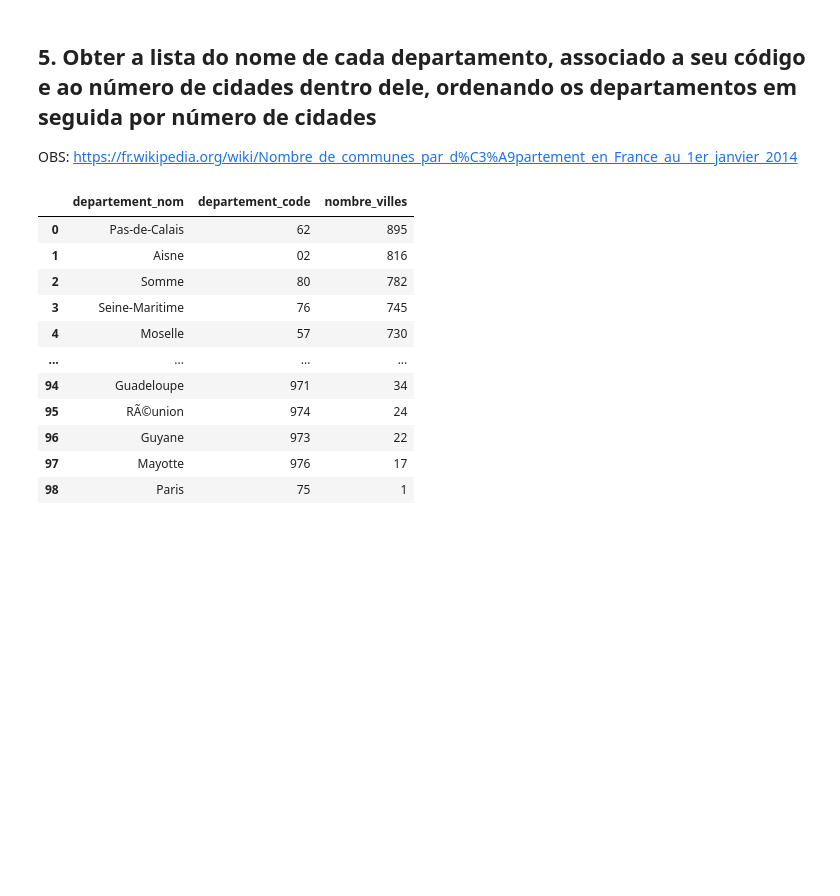
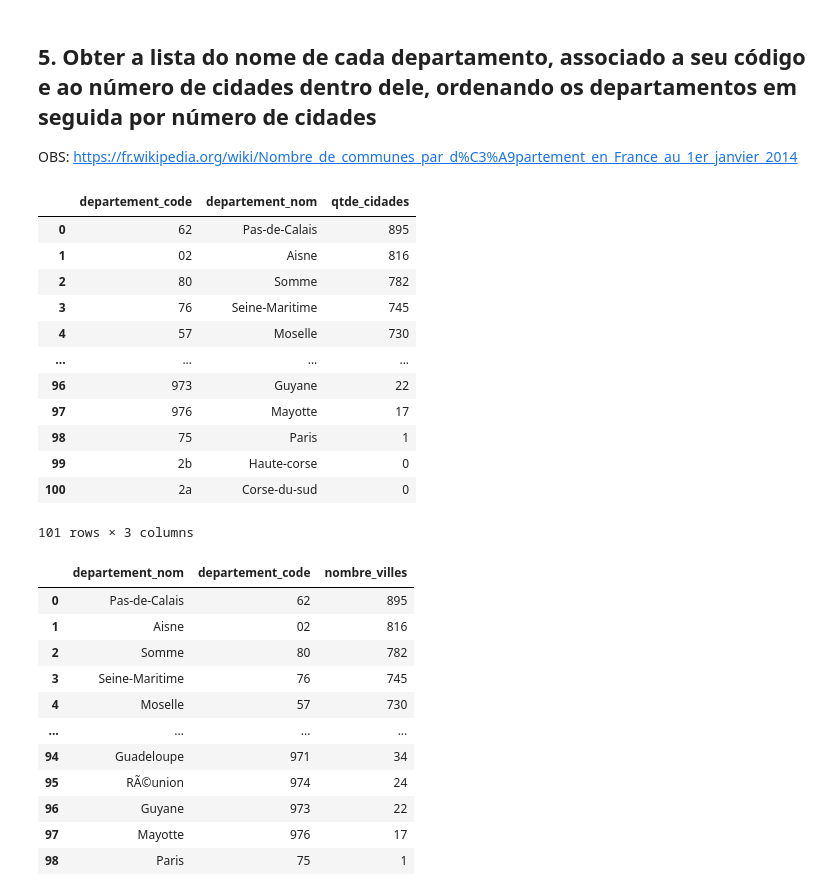
Before and after one commit to pypas/estudos-mp, a Jupyter notebook: SQL/sql.ipynb, the cells around one changed output. Drawn from its saved outputs; the diff is of its cells as text; code cells hidden in the pictures; blank space fills up the shorter version.

```diff
--- a/SQL/sql.ipynb
+++ b/SQL/sql.ipynb
@@ -152,6 +173,30 @@ pd.read_sql_query(query,conn)
 ## 5. Obter a lista do nome de cada departamento, associado a seu código e ao número de cidades dentro dele, ordenando os departamentos em seguida por número de cidades
 
 OBS: https://fr.wikipedia.org/wiki/Nombre_de_communes_par_d%C3%A9partement_en_France_au_1er_janvier_2014
+# %%
+query = '''SELECT d.departement_code, d.departement_nom, COUNT(v.ville_id) as qtde_cidades
+           FROM departement as d
+           LEFT JOIN villes_france_free as v
+           ON d.departement_code = v.ville_departement
+           GROUP BY d.departement_code
+           ORDER BY qtde_cidades
+           DESC;
+        '''
+pd.read_sql_query(query,conn)
+# %% [output]
+|  | departement_code | departement_nom | qtde_cidades |
+| 0 | 62 | Pas-de-Calais | 895 |
+| 1 | 02 | Aisne | 816 |
+| 2 | 80 | Somme | 782 |
+| 3 | 76 | Seine-Maritime | 745 |
+| 4 | 57 | Moselle | 730 |
+| ... | ... | ... | ... |
+| 96 | 973 | Guyane | 22 |
+| 97 | 976 | Mayotte | 17 |
+| 98 | 75 | Paris | 1 |
+| 99 | 2b | Haute-corse | 0 |
+| 100 | 2a | Corse-du-sud | 0 |
+101 rows × 3 columns
 # %%
 query = '''SELECT departement_nom, departement_code, COUNT(departement_code) AS nombre_villes
         FROM departement
```
Also changed, not shown: parts of 6 cells of this notebook.
